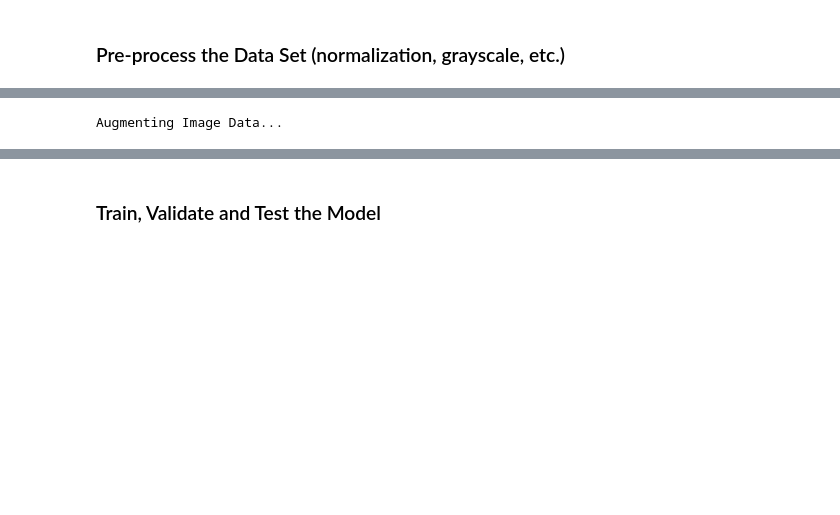
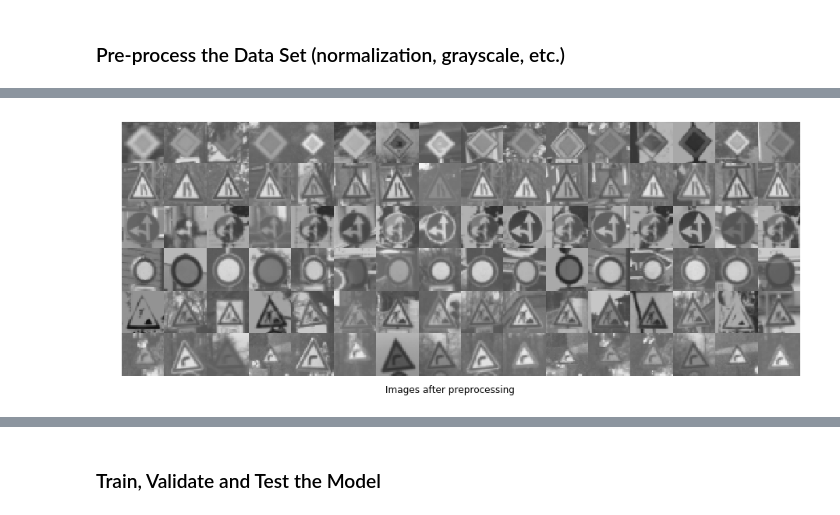
Before and after one commit to z-a-f/MOOCs, a Jupyter notebook: Udacity/CarND/CarND-Traffic-Sign-Classifier-Project/Traffic_Sign_Classifier.ipynb, the cells around one changed output, grey strips where cells are left out. Cells and saved outputs as stored; diff of their text form; code cells hidden in the pictures; blank space fills up the shorter version.

```diff
--- a/Udacity/CarND/CarND-Traffic-Sign-Classifier-Project/Traffic_Sign_Classifier.ipynb
+++ b/Udacity/CarND/CarND-Traffic-Sign-Classifier-Project/Traffic_Sign_Classifier.ipynb
@@ -283,36 +246,0 @@ datagen = keras.preprocessing.image.ImageDataGenerator(
-# %%
-import os
-import numpy as np
-from tqdm import tqdm
-from sklearn.utils import shuffle
-
-total_image_per_class = 512
-X_train_augmented = np.empty((0,32,32,3))
-y_train_augmented = np.empty(0,dtype='uint8')
-
-print('Augmenting Image Data...')
-for i in tqdm(range(n_classes)):
-    index = [y_train_original==i]
-    images_for_i_class = X_train[index]
-    y_i_class = y_train_original[index]
-
-    X_train_augmented_i = np.copy(images_for_i_class)
-    y_train_augmented_i = np.copy(y_i_class)
-
-    for X,y in datagen.flow(images_for_i_class, y_i_class, batch_size=len(y_i_class), seed=9345+i*37):
-        X_train_augmented_i = np.append(X_train_augmented_i, X, axis=0)
-        y_train_augmented_i = np.append(y_train_augmented_i, y, axis=0)
-
-        if len(X_train_augmented_i) >= total_image_per_class:
-            break
-
-    X_train_augmented = np.append(X_train_augmented, X_train_augmented_i[:total_image_per_class], axis=0)
-    y_train_augmented = np.append(y_train_augmented, y_train_augmented_i[:total_image_per_class], axis=0)
-
-
-X_train_augmented, y_train_augmented = shuffle(X_train_augmented, y_train_augmented, random_state=9345)
-
-# Storing for checkpoint2
-X_train_augmented = X_train_augmented.astype('float32')
-# %% [output]
-Augmenting Image Data...
@@ -327,7 +247,36 @@ data['X_test'], data['y_test'] = X_test, y_test_original
-# %%
-import pickle
-import bz2
-data_folder='traffic-signs-data'
-data_file = data_folder + '/data.pkl'
-with bz2.BZ2File(data_file, 'w') as f:
-    pickle.dump(data, f)
+# %%
+def normalize(img):
+    min_ = np.percentile(img, 1)
+    max_ = np.percentile(img, 99)
+    img = np.clip(img, min_, max_)
+    range_ = max_-min_
+    if range_ == 0:
+        range_ = 1
+    img = (img-min_) / range_
+    img = img - np.mean(img)
+    return img
+
+def preprocess(img):
+    return normalize(skimage.color.rgb2gray(img))
+
+def preprocess_all(images):
+    res = np.empty((images.shape[0], images.shape[1], images.shape[2]), dtype=np.float32)
+    for i in range(images.shape[0]):
+        if i % 1000 == 0:
+            print('.', end='')
+        res[i] = preprocess(images[i])
+    return res
+
+force_redo_preprocess = False
+prep_file_name = data_folder+'/preprocessed.p'
+if (not os.path.isfile(prep_file_name)) or force_redo_preprocess:
+    X_train = preprocess_all(X_train)
+    X_valid = preprocess_all(X_valid)
+    X_test = preprocess_all(X_test)
+    pickle.dump((X_train, X_valid, X_test), open(prep_file_name, "wb"))
+else:
+    (X_train, X_valid, X_test) = pickle.load(open(prep_file_name, "rb"))
+
+show_demo_grid(X_train, y_train, "Images after preprocessing")
+# %% [output]
+[figure, added]
```
Also changed, not shown: parts of 61 cells of this notebook, 4 other files.
